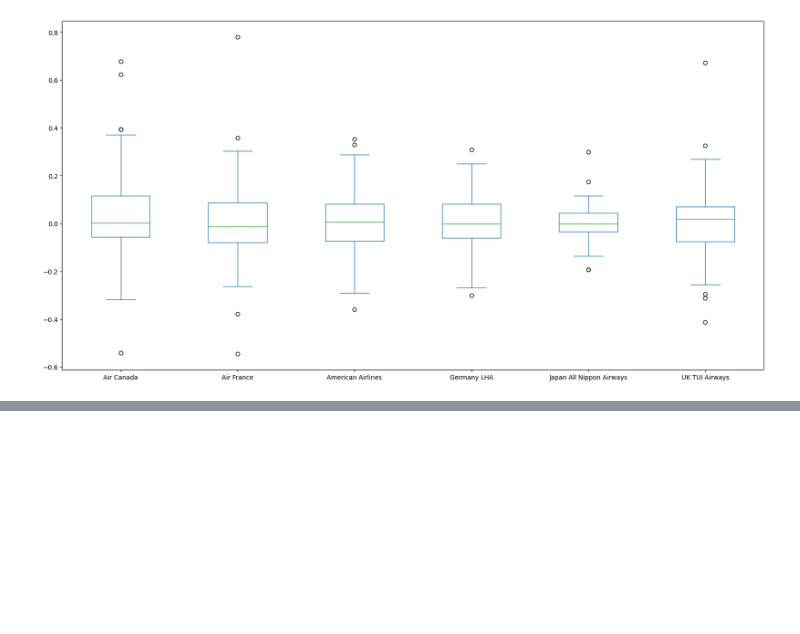
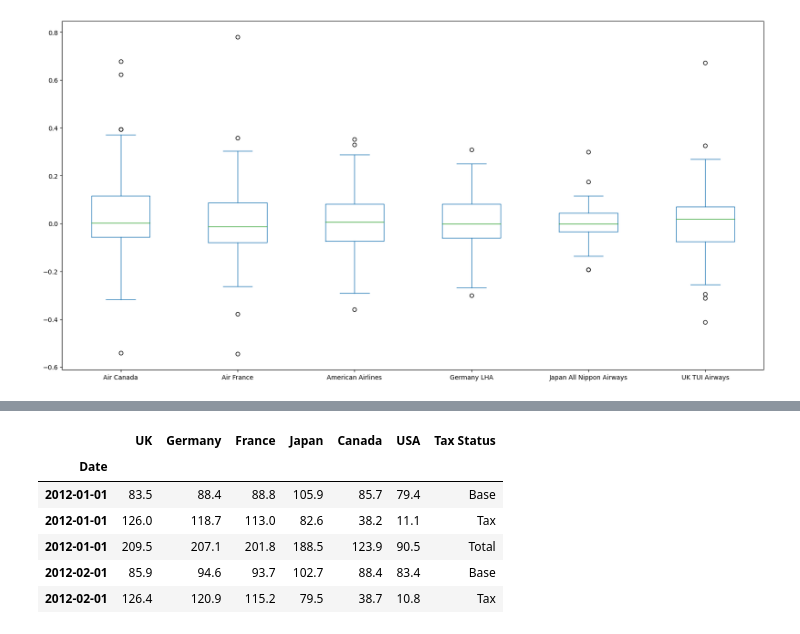
Before and after one commit to Emmalu868/Group-3-Project, a Jupyter notebook: Airline Data/Airline.ipynb, the cells around one changed output, grey strips where cells are left out. Saved outputs shown, nothing was run; the diff lists cells and outputs as text; code cells hidden in the pictures; blank space fills up the shorter version.

```diff
--- a/Airline Data/Airline.ipynb
+++ b/Airline Data/Airline.ipynb
@@ -484,0 +493,4 @@ df_monthly_return.plot(kind="box", figsize=(20,10))
+# %%
+# Using the read_csv function and Path module, create a DataFrame by importing internationalpumppricesall.csv file
+pump_price_all = pd.read_csv(Path("./Airline/internationalpumppricesall.csv"), parse_dates=True, index_col="Date", infer_datetime_format=True)
+pump_price_all.sort_index(inplace=True)
@@ -484,0 +511,15 @@ df_monthly_return.plot(kind="box", figsize=(20,10))
+# %%
+# Drop column "Situation fiscale"
+pump_price_all = pump_price_all.drop(columns="Situation fiscale")
+
+# Rename Columns to reflect only English
+pump_price_all.columns = ["UK", "Germany", "France", "Japan", "Canada", "USA", "Tax Status"]
+pump_price_all.head()
+# %% [output]
+|  | UK | Germany | France | Japan | Canada | USA | Tax Status |
+| Date |  |  |  |  |  |  |  |
+| 2012-01-01 | 83.5 | 88.4 | 88.8 | 105.9 | 85.7 | 79.4 | Base |
+| 2012-01-01 | 126.0 | 118.7 | 113.0 | 82.6 | 38.2 | 11.1 | Tax |
+| 2012-01-01 | 209.5 | 207.1 | 201.8 | 188.5 | 123.9 | 90.5 | Total |
+| 2012-02-01 | 85.9 | 94.6 | 93.7 | 102.7 | 88.4 | 83.4 | Base |
+| 2012-02-01 | 126.4 | 120.9 | 115.2 | 79.5 | 38.7 | 10.8 | Tax |
```
Also changed, not shown: parts of 11 cells of this notebook.
